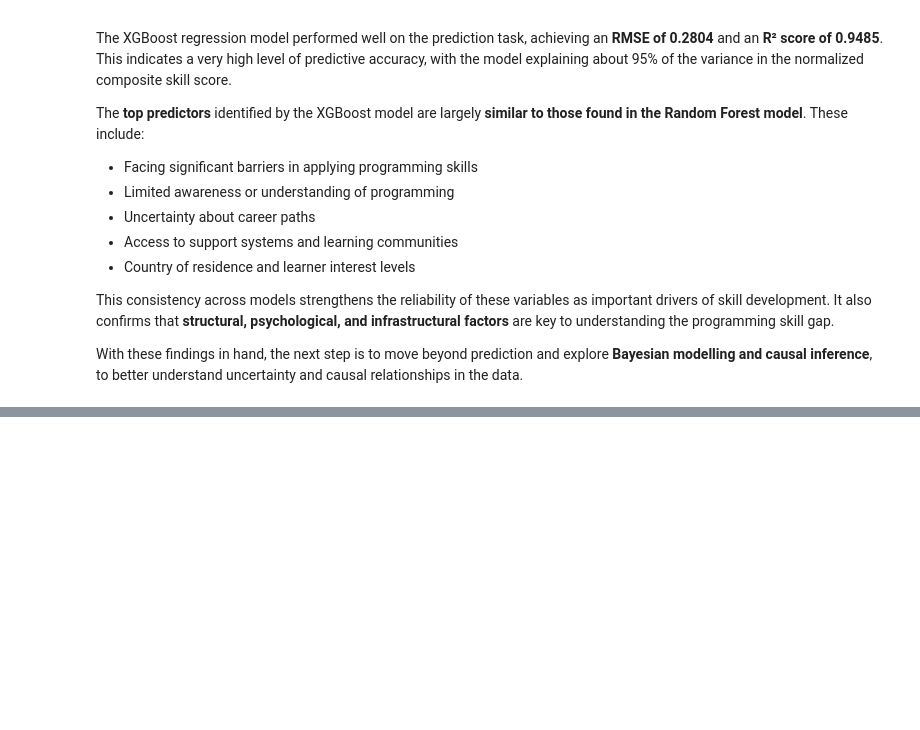
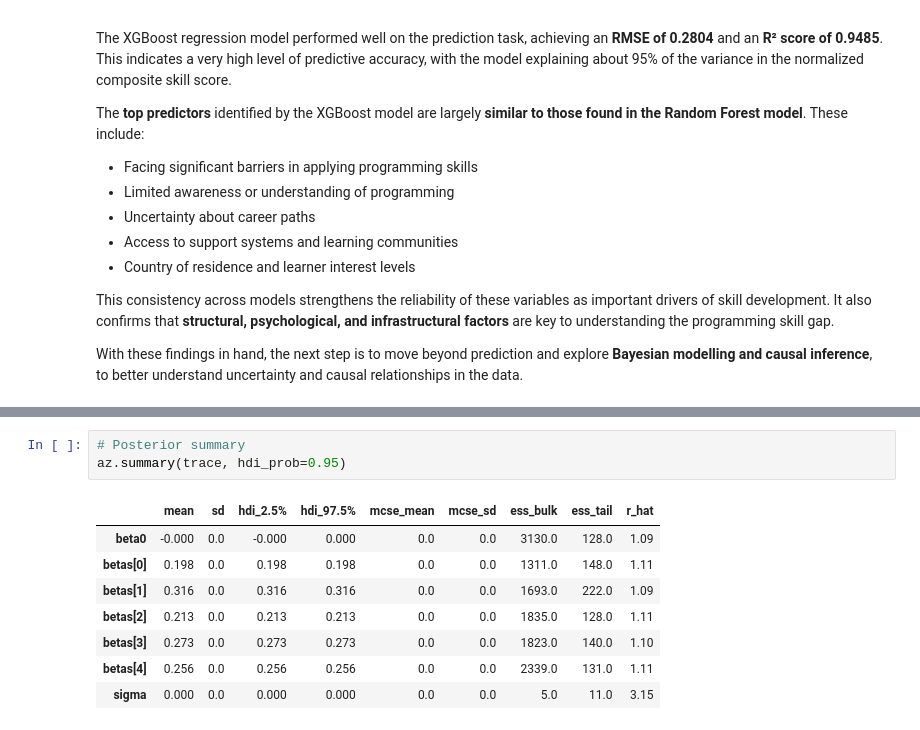
Before and after one commit to GraceWangui/bayesian-causal-analysis, a Jupyter notebook: src/Models.ipynb, the cells around one changed output, grey strips where cells are left out. Cells and saved outputs as stored; diff of their text form; blank space fills up the shorter version.

```diff
--- a/src/Models.ipynb
+++ b/src/Models.ipynb
@@ -800,0 +929,12 @@ With these findings in hand, the next step is to move beyond prediction and expl
+# %%
+# Posterior summary
+az.summary(trace, hdi_prob=0.95)
+# %% [output]
+|  | mean | sd | hdi_2.5% | hdi_97.5% | mcse_mean | mcse_sd | ess_bulk | ess_tail | r_hat |
+| beta0 | -0.000 | 0.0 | -0.000 | 0.000 | 0.0 | 0.0 | 3130.0 | 128.0 | 1.09 |
+| betas[0] | 0.198 | 0.0 | 0.198 | 0.198 | 0.0 | 0.0 | 1311.0 | 148.0 | 1.11 |
+| betas[1] | 0.316 | 0.0 | 0.316 | 0.316 | 0.0 | 0.0 | 1693.0 | 222.0 | 1.09 |
+| betas[2] | 0.213 | 0.0 | 0.213 | 0.213 | 0.0 | 0.0 | 1835.0 | 128.0 | 1.11 |
+| betas[3] | 0.273 | 0.0 | 0.273 | 0.273 | 0.0 | 0.0 | 1823.0 | 140.0 | 1.10 |
+| betas[4] | 0.256 | 0.0 | 0.256 | 0.256 | 0.0 | 0.0 | 2339.0 | 131.0 | 1.11 |
+| sigma | 0.000 | 0.0 | 0.000 | 0.000 | 0.0 | 0.0 | 5.0 | 11.0 | 3.15 |
```
Also changed, not shown: parts of 20 cells of this notebook, 7 other files.
